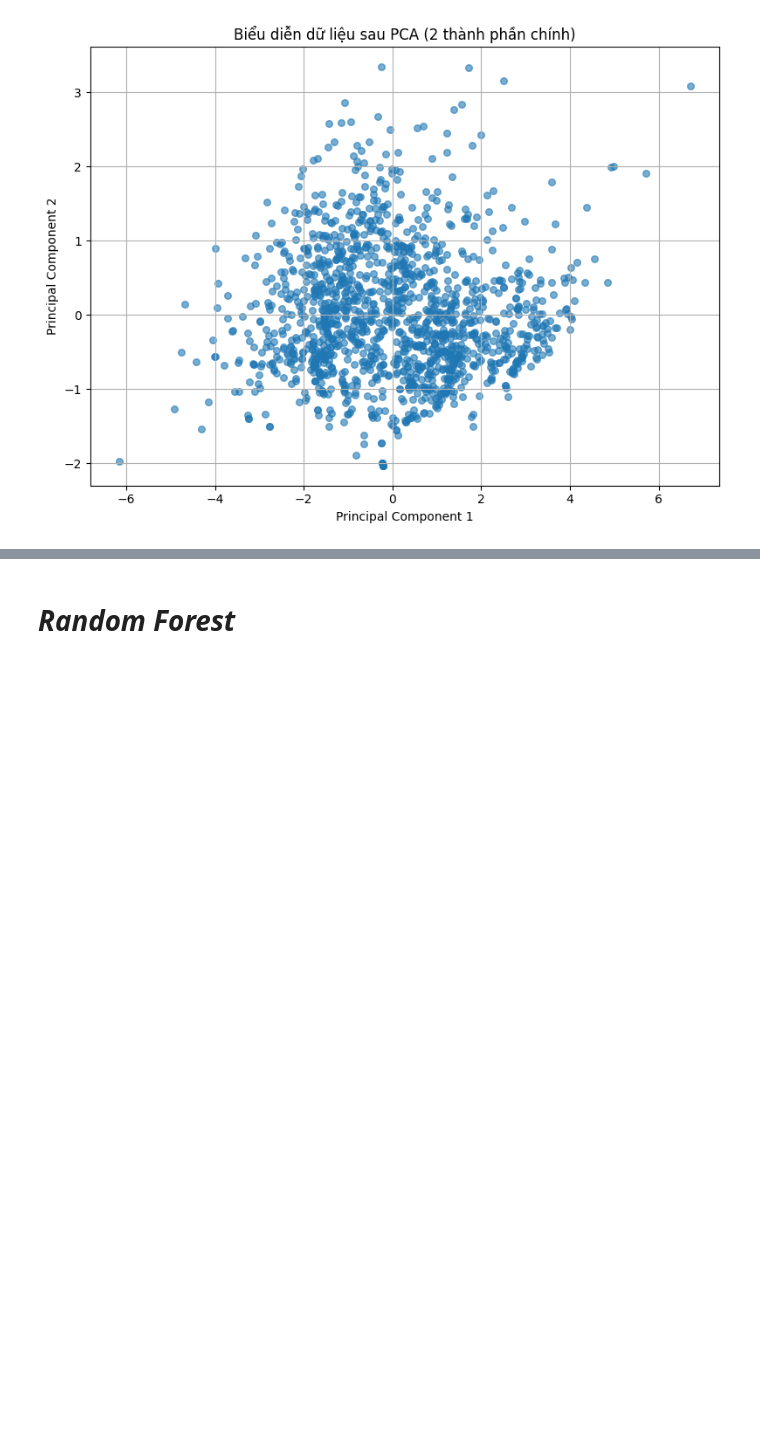
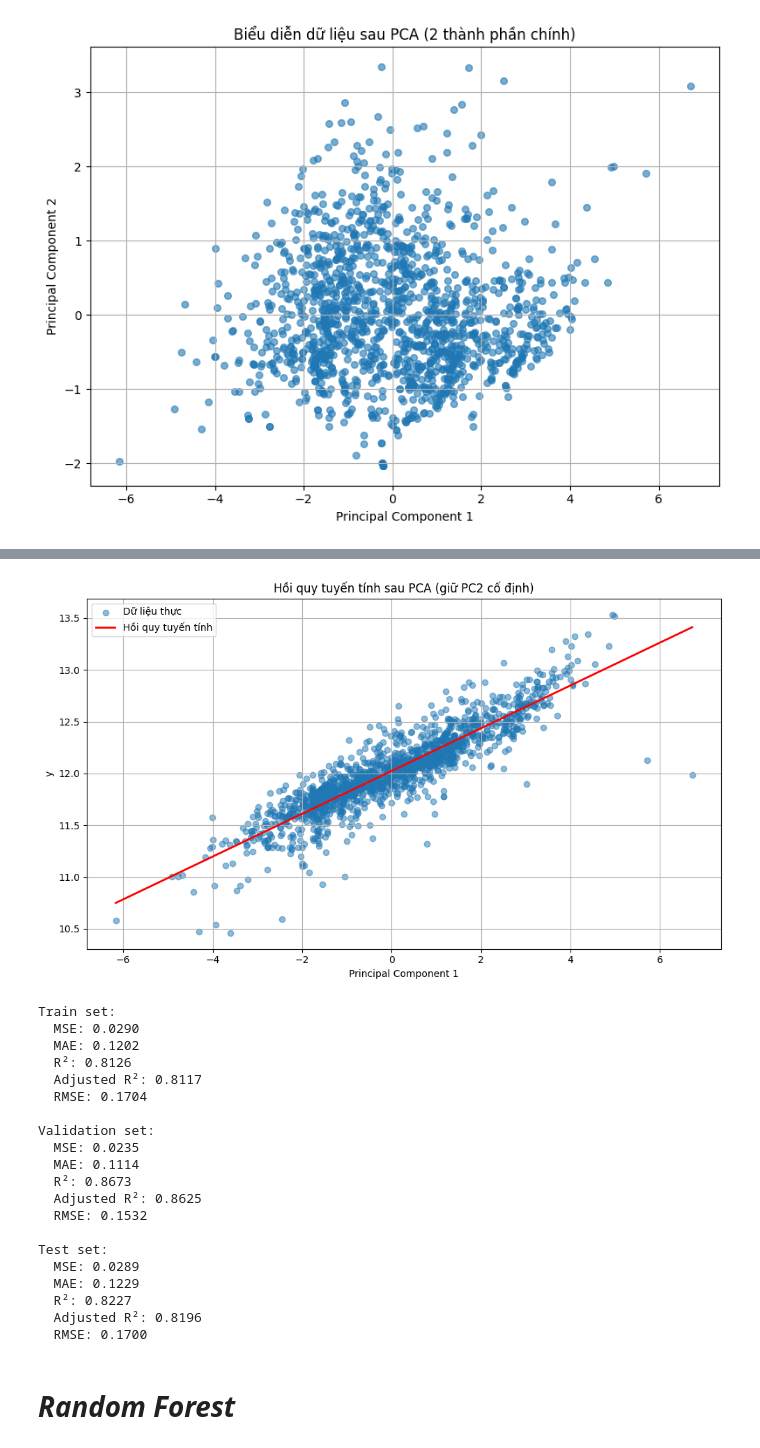
Before and after one commit to KhanhGiauTen/ML_Final, a Jupyter notebook: ML_Final.ipynb, the cells around one changed output, grey strips where cells are left out. Cells and saved outputs as stored; diff of their text form; code cells hidden in the pictures; blank space fills up the shorter version.

```diff
--- a/ML_Final.ipynb
+++ b/ML_Final.ipynb
@@ -12,7 +12,7 @@ from sklearn.preprocessing import PolynomialFeatures
 # ***Kết nối dataset***
 # %%
 #Import dataset
-url = 'https://raw.githubusercontent.com/KhanhGiauTen/Machine_Learning_Final/main/data/housing_prices.csv'
+url = 'https://raw.githubusercontent.com/KhanhGiauTen/ML_Final/bd9de59611359a50ccbbd2d6eb77669dfb4773cd/data/housing_prices.csv'
 dataset = pd.read_csv(url)
 # %% [markdown]
 # ***Kiểm tra thông tin bộ dữ liệu***
@@ -349,21 +344,15 @@ plt.show()
 # %%
 from sklearn.pipeline import Pipeline
-# Tạo pipeline với PowerTransformer và LinearRegression
-pipeline = Pipeline([
+pipeline_linear = Pipeline([
     ('power', PowerTransformer()),
-    ('pca', PCA(n_components=0.95)),  # Giữ 95% phương sai
+    ('pca', PCA(n_components=0.95)),
     ('model', LinearRegression())
 ])
 
 # Huấn luyện mô hình
-pipeline.fit(X_train, y_train)
+pipeline_linear.fit(X_train, y_train)
 
 # Dự đoán
-y_train_pred = pipeline.predict(X_train)
-y_val_pred = pipeline.predict(X_val)
-y_test_pred = pipeline.predict(X_test)
-
-# In kết quả
-print_metrics('Train', y_train, y_train_pred, X_train)
-print_metrics('Validation', y_val, y_val_pred, X_val)
-print_metrics('Test', y_test, y_test_pred, X_test)
+y_train_pred = pipeline_linear.predict(X_train)
+y_val_pred = pipeline_linear.predict(X_val)
+y_test_pred = pipeline_linear.predict(X_test)
@@ -391,3 +359,52 @@ Test set:
+# %%
+
+model_linear= LinearRegression()
+model_linear.fit(X_pca, y)
+
+pc2_fixed = np.mean(X_pca[:, 1])
+pc1_range = np.linspace(X_pca[:, 0].min(), X_pca[:, 0].max(), 200)
+X_plot = np.c_[pc1_range, np.full_like(pc1_range, pc2_fixed)]
+
+y_plot = model_linear.predict(X_plot)
+
+# 4. Vẽ biểu đồ
+plt.figure(figsize=(10, 6))
+plt.scatter(X_pca[:, 0], y, alpha=0.5, label='Dữ liệu thực')
+plt.plot(pc1_range, y_plot, color='r', linewidth=2, label='Hồi quy tuyến tính')
+plt.xlabel('Principal Component 1')
+plt.ylabel('y')
+plt.title('Hồi quy tuyến tính sau PCA (giữ PC2 cố định)')
+plt.legend()
+plt.grid(True)
+plt.tight_layout()
+plt.show()
+
+# In kết quả
+print_metrics('Train', y_train, y_train_pred, X_train)
+print_metrics('Validation', y_val, y_val_pred, X_val)
+print_metrics('Test', y_test, y_test_pred, X_test)
+# %% [output]
+[figure, added]
+Train set:
+  MSE: 0.0290
+  MAE: 0.1202
+  R²: 0.8126
+  Adjusted R²: 0.8117
+  RMSE: 0.1704
+
+Validation set:
+  MSE: 0.0235
+  MAE: 0.1114
+  R²: 0.8673
+  Adjusted R²: 0.8625
+  RMSE: 0.1532
+
+Test set:
+  MSE: 0.0289
+  MAE: 0.1229
+  R²: 0.8227
+  Adjusted R²: 0.8196
+  RMSE: 0.1700
 # %% [markdown]
 # ***Random Forest***
 # %%
```
Also changed, not shown: parts of 12 cells of this notebook.
